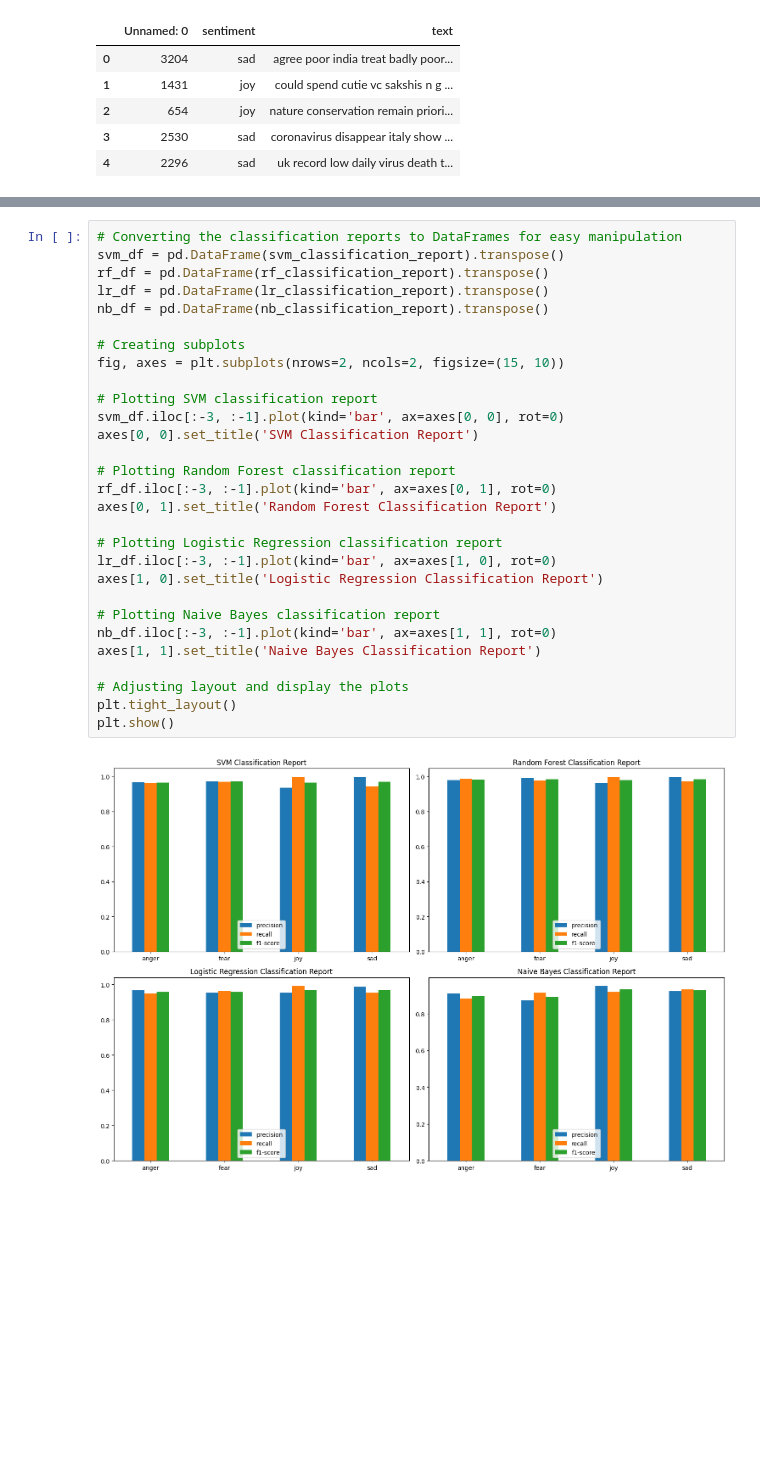
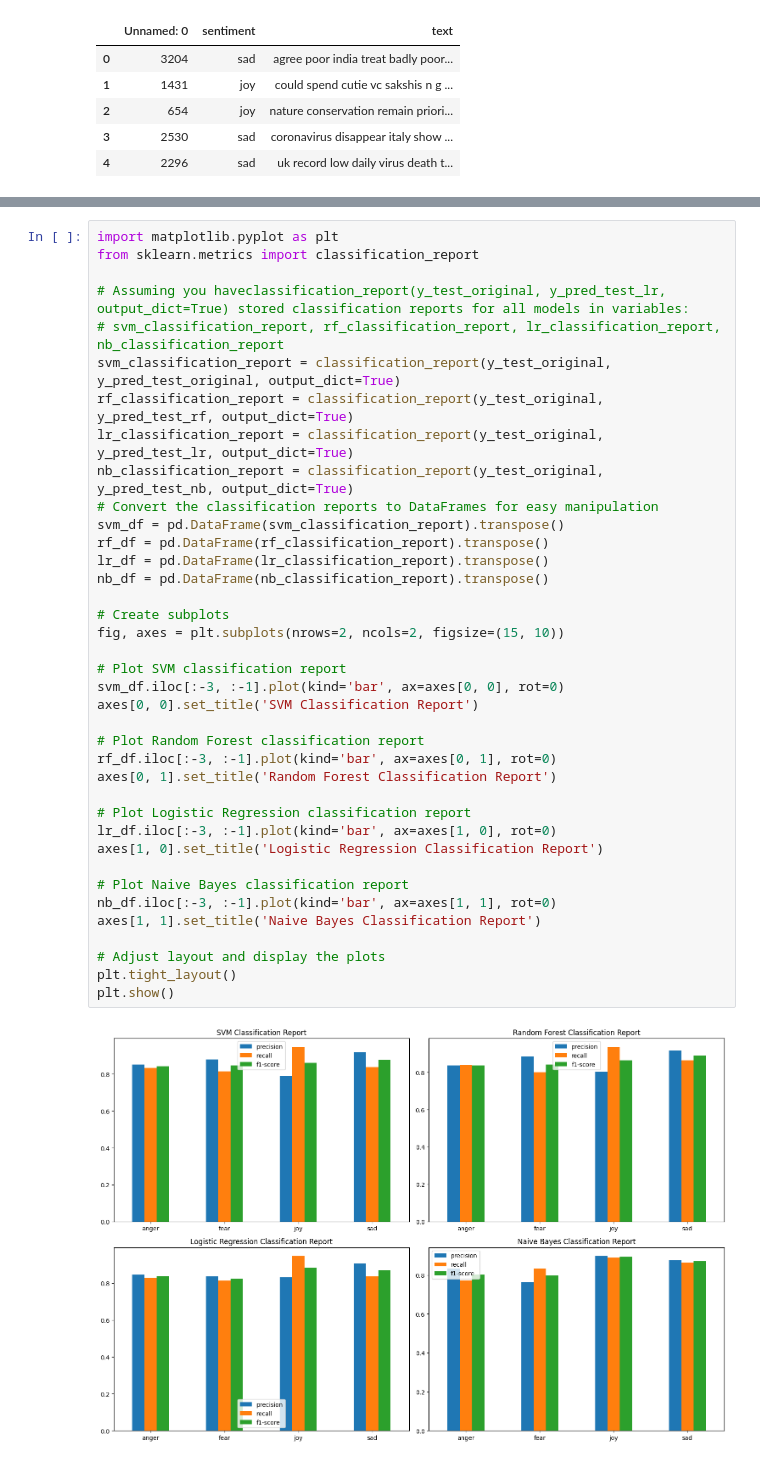
Before and after one commit to charanchandu/ECE539_FinalProject, a Jupyter notebook: Project_ANN.ipynb, the cells around one changed output, grey strips where cells are left out. Drawn from its saved outputs; the diff is of its cells as text; blank space fills up the shorter version.

```diff
--- a/Project_ANN.ipynb
+++ b/Project_ANN.ipynb
@@ -561,33 +573,42 @@ plt.show()
 # %%
-# Converting the classification reports to DataFrames for easy manipulation
+import matplotlib.pyplot as plt
+from sklearn.metrics import classification_report
+
+# Assuming you haveclassification_report(y_test_original, y_pred_test_lr, output_dict=True) stored classification reports for all models in variables:
+# svm_classification_report, rf_classification_report, lr_classification_report, nb_classification_report
+svm_classification_report = classification_report(y_test_original, y_pred_test_original, output_dict=True)
+rf_classification_report = classification_report(y_test_original, y_pred_test_rf, output_dict=True)
+lr_classification_report = classification_report(y_test_original, y_pred_test_lr, output_dict=True)
+nb_classification_report = classification_report(y_test_original, y_pred_test_nb, output_dict=True)
+# Convert the classification reports to DataFrames for easy manipulation
 svm_df = pd.DataFrame(svm_classification_report).transpose()
 rf_df = pd.DataFrame(rf_classification_report).transpose()
 lr_df = pd.DataFrame(lr_classification_report).transpose()
 nb_df = pd.DataFrame(nb_classification_report).transpose()
 
-# Creating subplots
+# Create subplots
 fig, axes = plt.subplots(nrows=2, ncols=2, figsize=(15, 10))
 
-# Plotting SVM classification report
+# Plot SVM classification report
 svm_df.iloc[:-3, :-1].plot(kind='bar', ax=axes[0, 0], rot=0)
 axes[0, 0].set_title('SVM Classification Report')
 
-# Plotting Random Forest classification report
+# Plot Random Forest classification report
 rf_df.iloc[:-3, :-1].plot(kind='bar', ax=axes[0, 1], rot=0)
 axes[0, 1].set_title('Random Forest Classification Report')
 
-# Plotting Logistic Regression classification report
+# Plot Logistic Regression classification report
 lr_df.iloc[:-3, :-1].plot(kind='bar', ax=axes[1, 0], rot=0)
 axes[1, 0].set_title('Logistic Regression Classification Report')
 
-# Plotting Naive Bayes classification report
+# Plot Naive Bayes classification report
 nb_df.iloc[:-3, :-1].plot(kind='bar', ax=axes[1, 1], rot=0)
 axes[1, 1].set_title('Naive Bayes Classification Report')
 
-# Adjusting layout and display the plots
+# Adjust layout and display the plots
 plt.tight_layout()
 plt.show()
 # %% [output]
-[figure, old version]
+[figure, new version]
 # %%
 # Sentence to test
```
Also changed, not shown: parts of 13 cells of this notebook.
